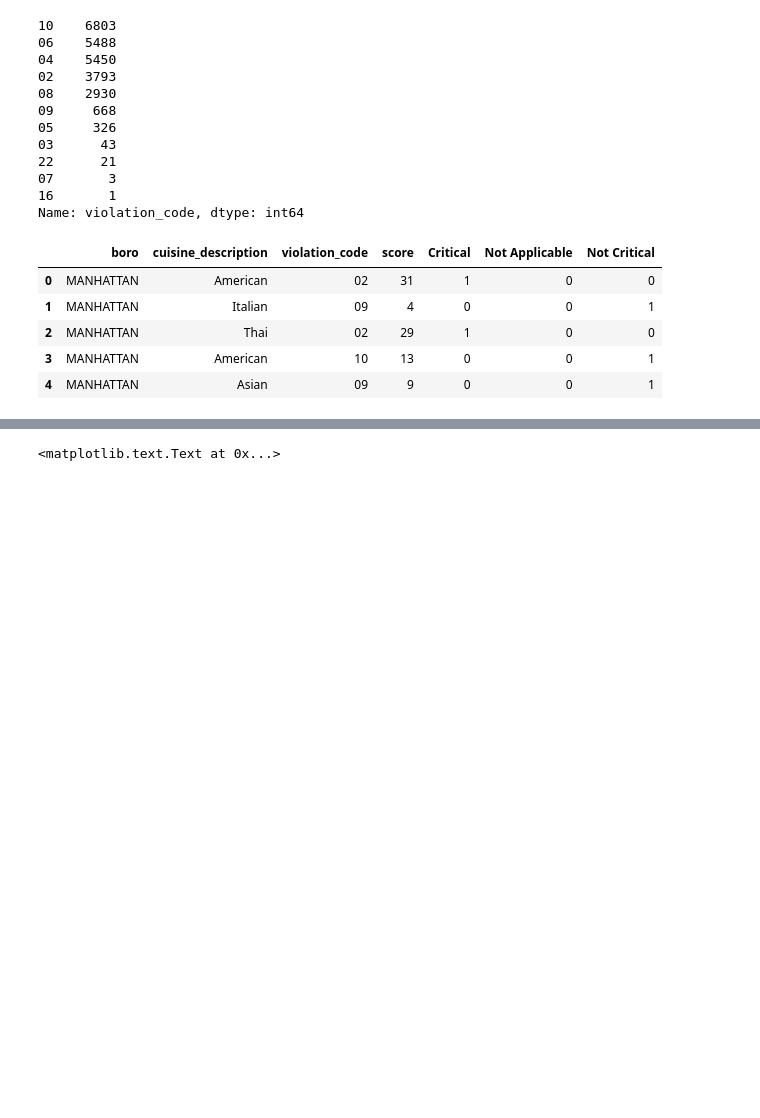
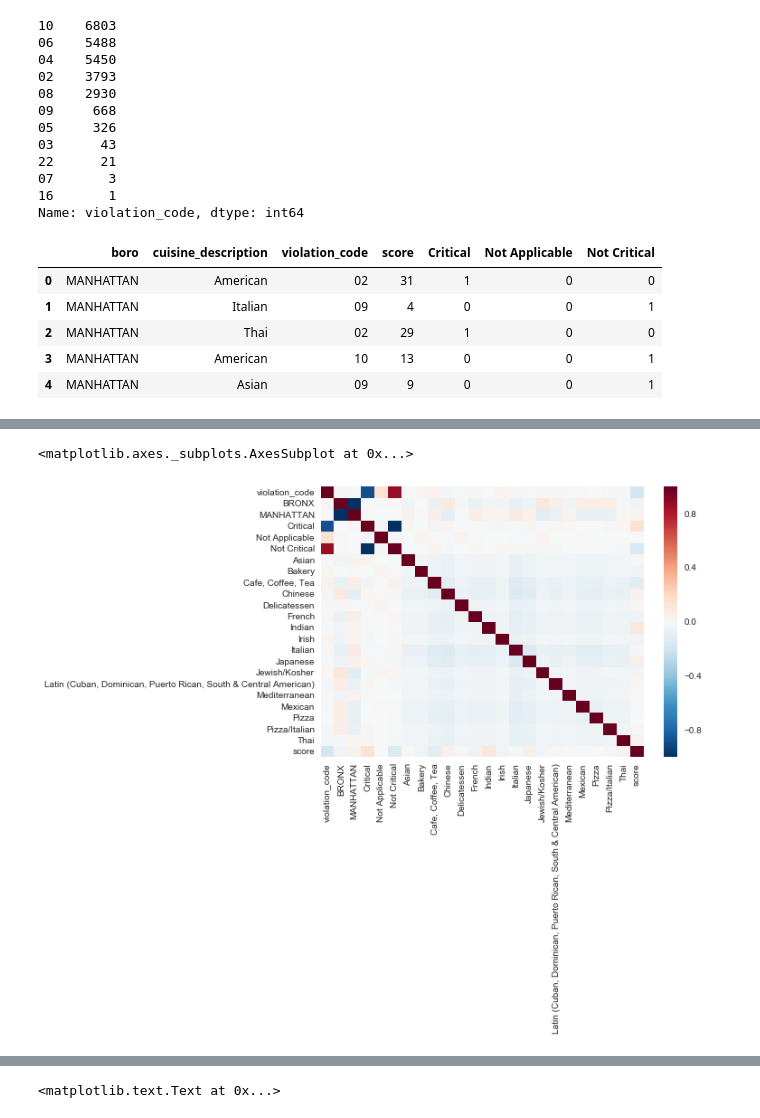
Before and after one commit to evt5020/NYCRestaurantHealthData, a Jupyter notebook: NYC Health Datav2.ipynb, the cells around one changed output, grey strips where cells are left out. Drawn from its saved outputs; the diff is of its cells as text; code cells hidden in the pictures; blank space fills up the shorter version.

```diff
--- a/NYC Health Datav2.ipynb
+++ b/NYC Health Datav2.ipynb
@@ -148,0 +231,6 @@ restdatacleaned.head()
+# %%
+restcorr = restdatafilter.corr()
+sns.heatmap(restcorr)
+# %% [output]
+<matplotlib.axes._subplots.AxesSubplot at 0x...>
+[figure, added]
```
Also changed, not shown: parts of 15 cells of this notebook.
